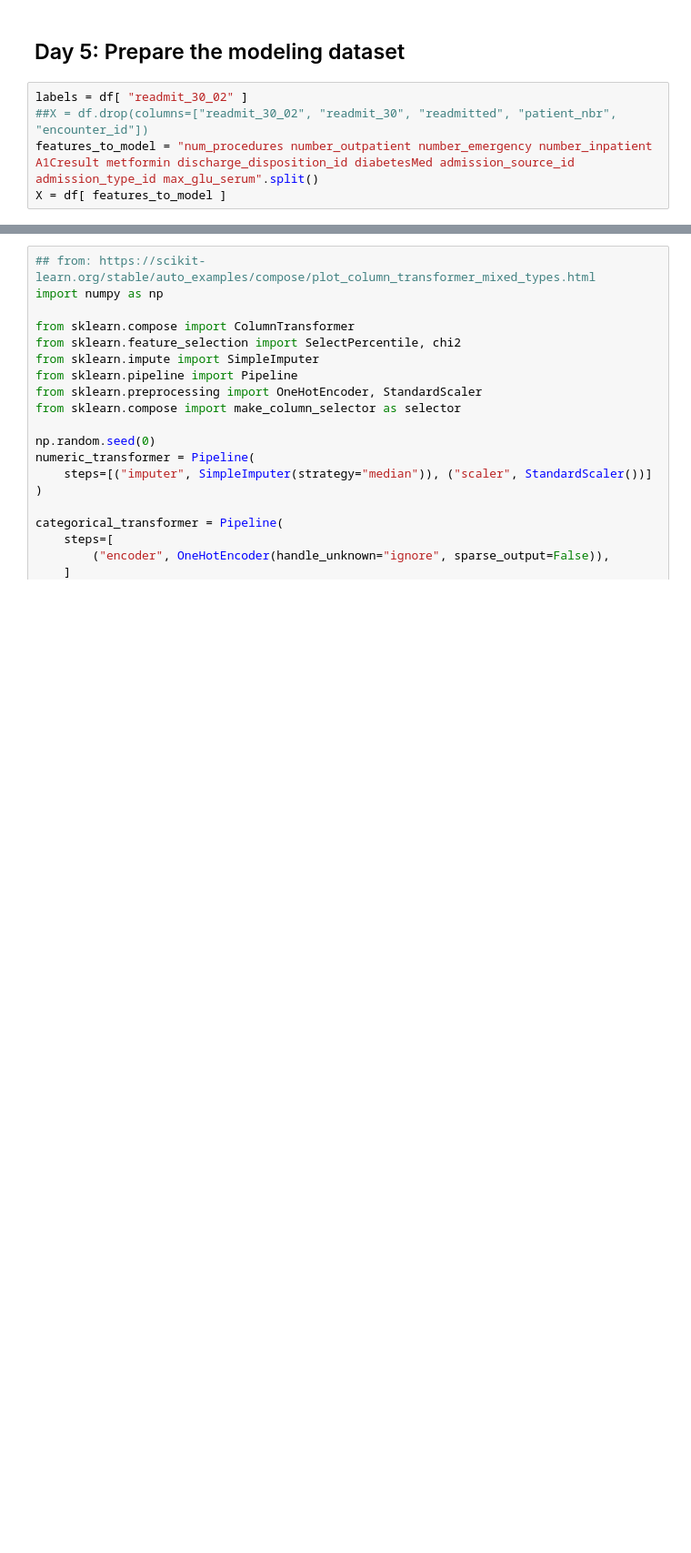
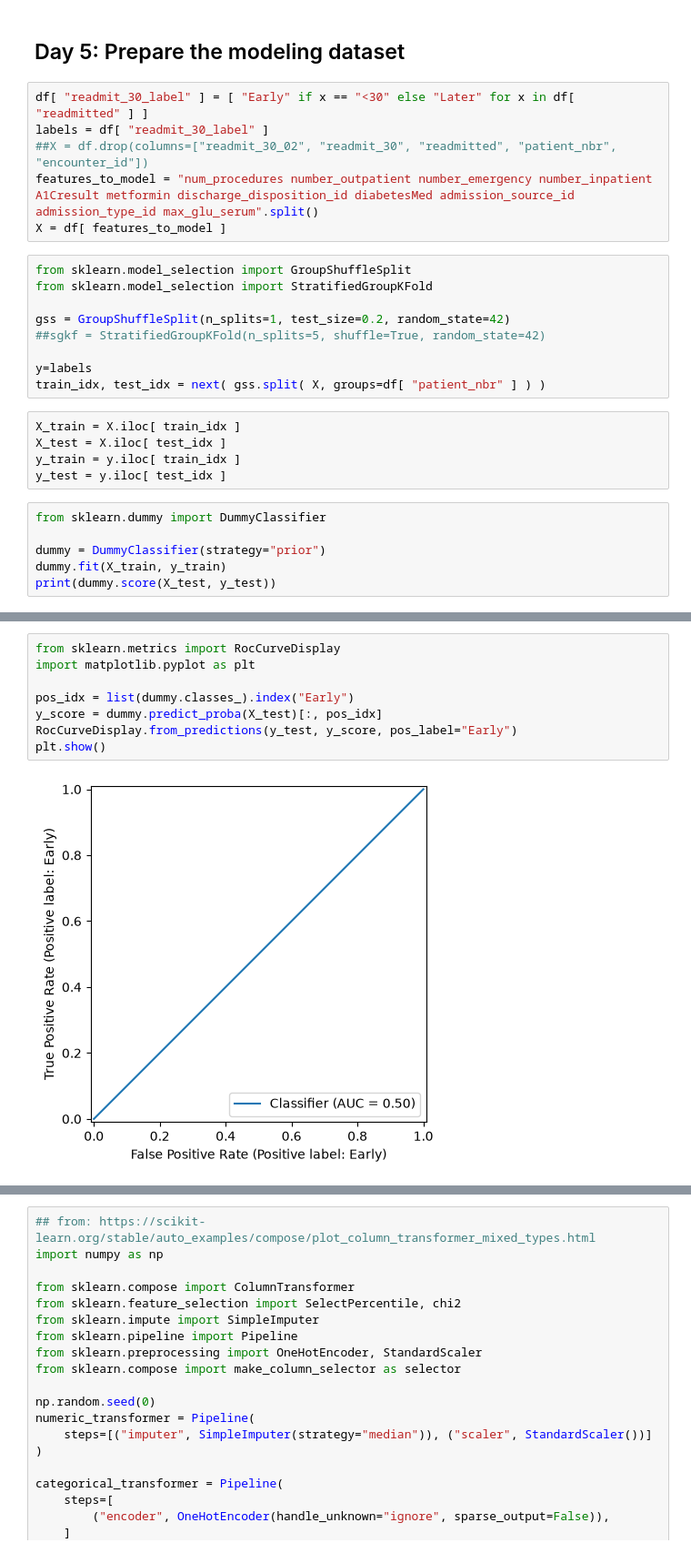
Before and after one commit to pwaltman/Diabetes_130_US_hospitals_1999-2008, a Jupyter notebook: notebooks/03_initial_modelling.ipynb, the cells around one changed output, grey strips where cells are left out. Shown at 91% size. Saved outputs shown, nothing was run; the diff lists cells and outputs as text; blank space fills up the shorter version.

```diff
--- a/notebooks/03_initial_modelling.ipynb
+++ b/notebooks/03_initial_modelling.ipynb
@@ -566,7 +51,28 @@ df3.pivot_table(
 # %% [markdown]
 ## Day 5: Prepare the modeling dataset
 # %%
-labels = df[ "readmit_30_02" ]
+df[ "readmit_30_label" ] = [ "Early" if x == "<30" else "Later" for x in df[ "readmitted" ] ]
+labels = df[ "readmit_30_label" ]
 ##X = df.drop(columns=["readmit_30_02", "readmit_30", "readmitted", "patient_nbr", "encounter_id"])
 features_to_model = "num_procedures number_outpatient number_emergency number_inpatient A1Cresult metformin discharge_disposition_id diabetesMed admission_source_id admission_type_id max_glu_serum".split()
 X = df[ features_to_model ]
+# %%
+from sklearn.model_selection import GroupShuffleSplit
+from sklearn.model_selection import StratifiedGroupKFold
+
+gss = GroupShuffleSplit(n_splits=1, test_size=0.2, random_state=42)
+##sgkf = StratifiedGroupKFold(n_splits=5, shuffle=True, random_state=42)
+
+y=labels
+train_idx, test_idx = next( gss.split( X, groups=df[ "patient_nbr" ] ) )
+# %%
+X_train = X.iloc[ train_idx ]
+X_test = X.iloc[ test_idx ]
+y_train = y.iloc[ train_idx ]
+y_test = y.iloc[ test_idx ]
+# %%
+from sklearn.dummy import DummyClassifier
+
+dummy = DummyClassifier(strategy="prior")
+dummy.fit(X_train, y_train)
+print(dummy.score(X_test, y_test))
@@ -572,0 +139,10 @@ X = df[ features_to_model ]
+# %%
+from sklearn.metrics import RocCurveDisplay
+import matplotlib.pyplot as plt
+
+pos_idx = list(dummy.classes_).index("Early")
+y_score = dummy.predict_proba(X_test)[:, pos_idx]
+RocCurveDisplay.from_predictions(y_test, y_score, pos_label="Early")
+plt.show()
+# %% [output]
+[figure, added]
```
Also changed, not shown: parts of 126 cells of this notebook, 2 other files.
